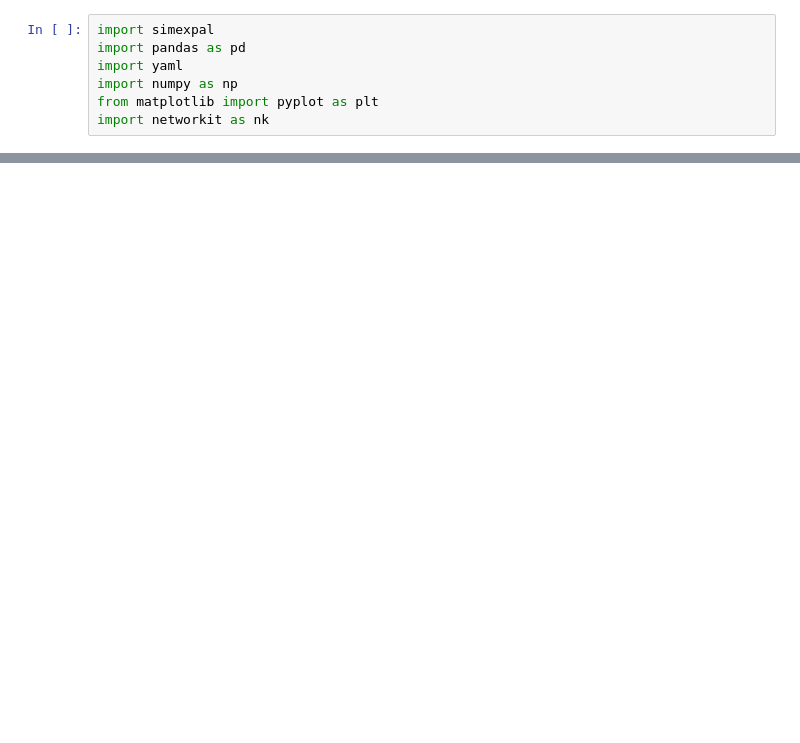
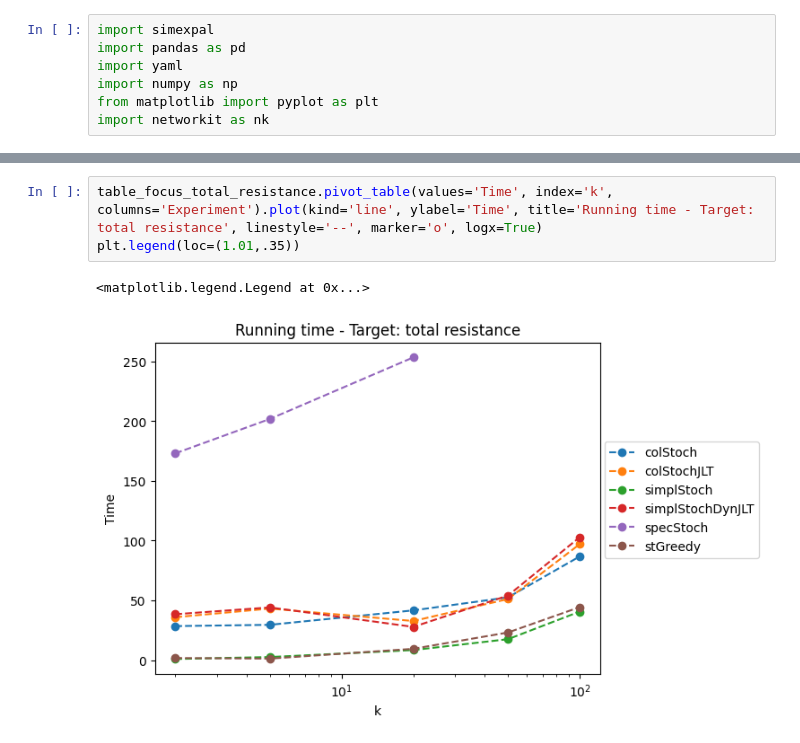
Before and after one commit to hu-macsy/2023-KGRIP-KLRIP, a Jupyter notebook: eval.ipynb, the cells around one changed output, grey strips where cells are left out. Cells and saved outputs as stored; diff of their text form; blank space fills up the shorter version.

```diff
--- a/eval.ipynb
+++ b/eval.ipynb
@@ -118,0 +188,6 @@ minimum difference (%): 4937.727239060587 0.15588739468767748
+# %%
+table_focus_total_resistance.pivot_table(values='Time', index='k', columns='Experiment').plot(kind='line', ylabel='Time', title='Running time - Target: total resistance', linestyle='--', marker='o', logx=True)
+plt.legend(loc=(1.01,.35))
+# %% [output]
+<matplotlib.legend.Legend at 0x...>
+[figure, added]
```
Also changed, not shown: parts of 18 cells of this notebook, 1 other file.
